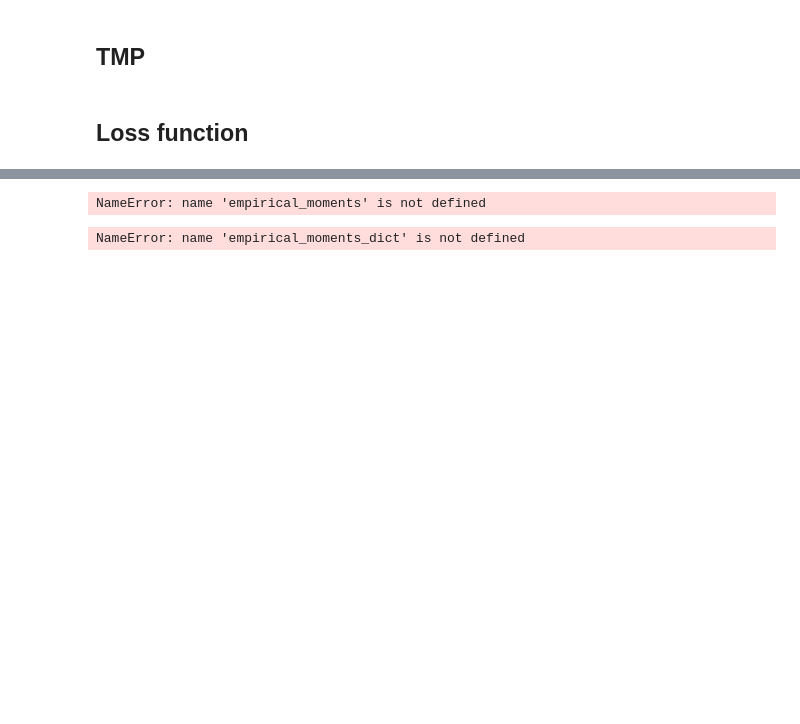
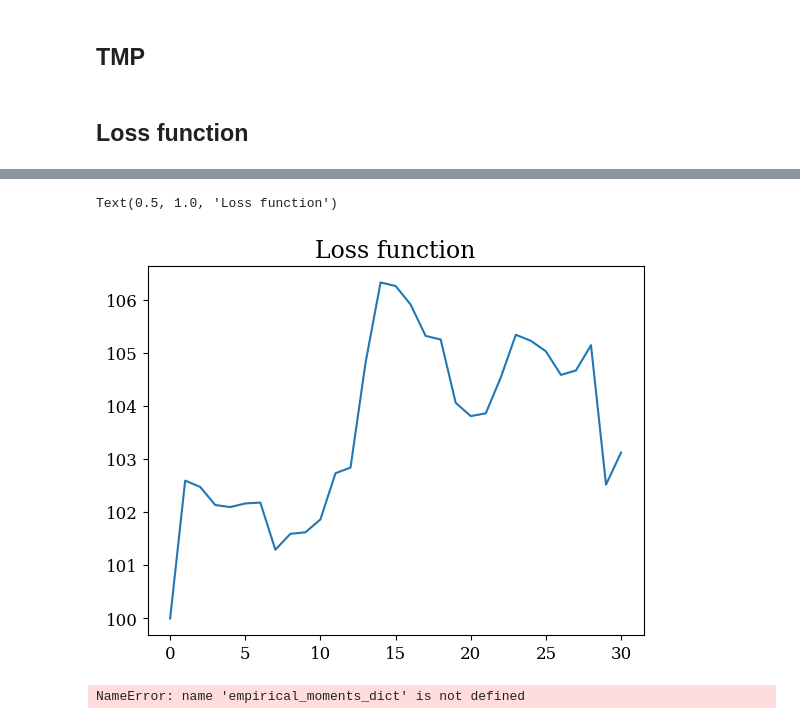
Before and after one commit to SwannChelly/SMM_Spatial_Comovement, a Jupyter notebook: analysis.ipynb, the cells around one changed output, grey strips where cells are left out. Saved outputs shown, nothing was run; the diff lists cells and outputs as text; code cells hidden in the pictures; blank space fills up the shorter version.

```diff
--- a/analysis.ipynb
+++ b/analysis.ipynb
@@ -364,11 +368,15 @@ def load_industry_data(industry, industry_name):
     # =========================================================================
     reference_empirical_moments = [
         np.array([agg_labor_share]),
-        agg_industry_share[1:],
+        agg_industry_share,
         emp_gamma_ls,
         reg_coef,
-        emp_pi_r[1:]
+        emp_pi_r
     ]
+    empirical_moments = np.concatenate([np.ndarray.flatten(d) for d in reference_empirical_moments]).reshape(-1,1)
+    best_simulated_moments = np.load(folder / "best_simulated_moments.npy")
+
+
 
     # =========================================================================
     # ILE-DE-FRANCE ZONES
@@ -406,7 +414,6 @@ def load_industry_data(industry, industry_name):
     # =========================================================================
     # SIMULATED MOMENTS
     # =========================================================================
-    empirical_moments = np.load(folder / "empirical_moments.npy")
     best_simulated_moments = np.load(folder / "best_simulated_moments.npy")
     best_params = np.load(folder / "best_parameters_list.npy")
     try:
@@ -423,10 +430,13 @@ def load_industry_data(industry, industry_name):
         best_simulated_moments,
         reference_empirical_moments
     )
-    empirical_moments_dict = unpack_simulated_moments(
-        empirical_moments.T,
-        reference_empirical_moments
-    )
+    empirical_moments_dict = dict(zip([
+        "agg_labor_share",
+        "agg_industry_share",
+        "emp_gamma_ls",
+        "reg_coef",
+        "emp_pi_r"
+    ], reference_empirical_moments))
 
     # =========================================================================
     # RETURN ALL DATA
@@ -1483,13 +1539,14 @@ plt.show()
 # %%
-loss_function = np.sum((empirical_moments.T-best_simulated_moments)**2,axis = 0)
+loss_function = np.sum((empirical_moments-best_simulated_moments)**2,axis = 0)
 loss_function/=loss_function[0]/100
 
 
 plt.plot(loss_function)
 plt.title('Loss function')
 # plt.xscale('log')
 # %% [output]
-NameError: name 'empirical_moments' is not defined
+Text(0.5, 1.0, 'Loss function')
+[figure, added]
 # %%
 import numpy as np
 import matplotlib.pyplot as plt
```
Also changed, not shown: parts of 6 cells of this notebook, 3 other files.
